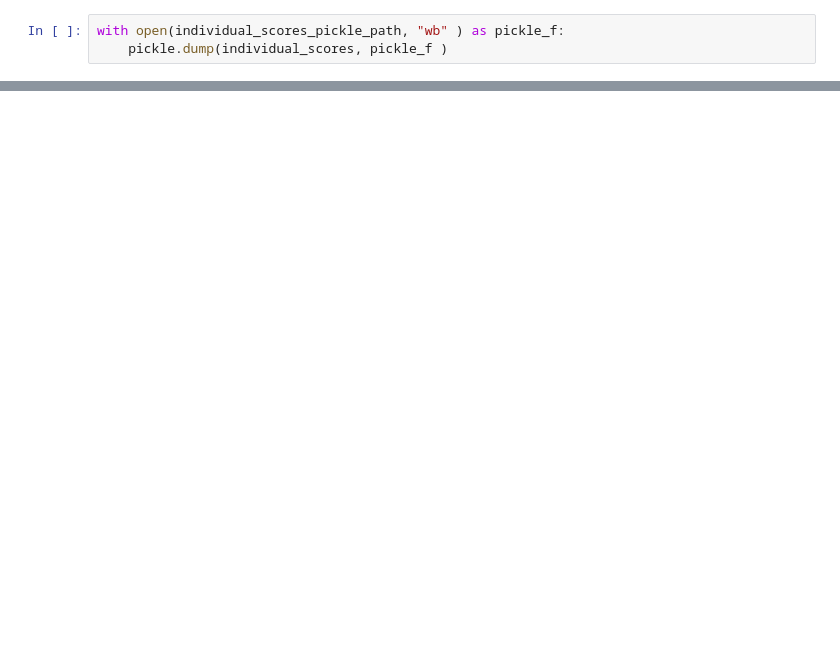
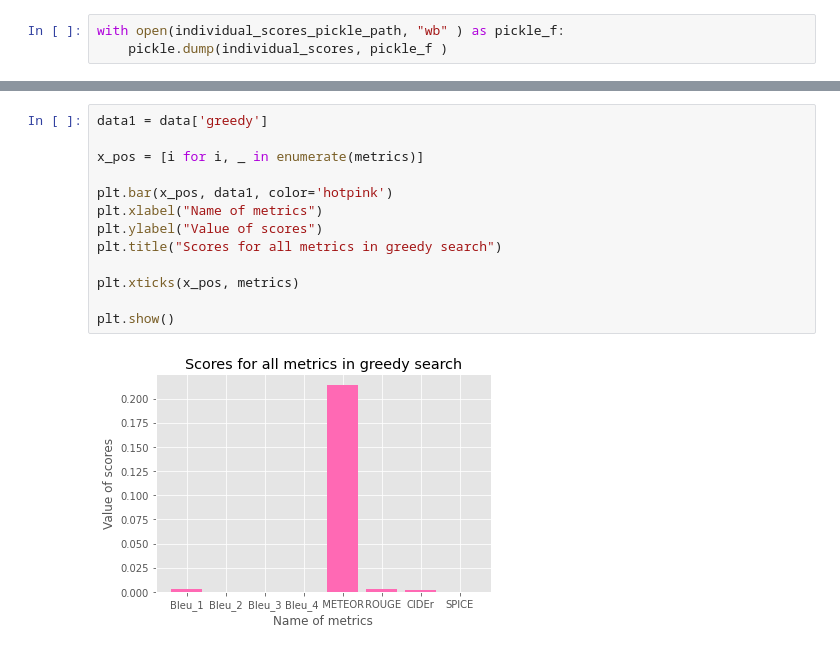
Before and after one commit to Shifath472533/All-Image-captioning-models-and-links-for-data-sets-in-Bangla, a Jupyter notebook: ResNet_Bangla_with_CNN.ipynb, the cells around one changed output, grey strips where cells are left out. Drawn from its saved outputs; the diff is of its cells as text; blank space fills up the shorter version.

```diff
--- a/ResNet_Bangla_with_CNN.ipynb
+++ b/ResNet_Bangla_with_CNN.ipynb
@@ -893,0 +916,15 @@ Scores for Beam Search, k=7:
+# %%
+data1 = data['greedy']
+
+x_pos = [i for i, _ in enumerate(metrics)]
+
+plt.bar(x_pos, data1, color='hotpink')
+plt.xlabel("Name of metrics")
+plt.ylabel("Value of scores")
+plt.title("Scores for all metrics in greedy search")
+
+plt.xticks(x_pos, metrics)
+
+plt.show()
+# %% [output]
+[figure, added]
```
Also changed, not shown: parts of 15 cells of this notebook.
